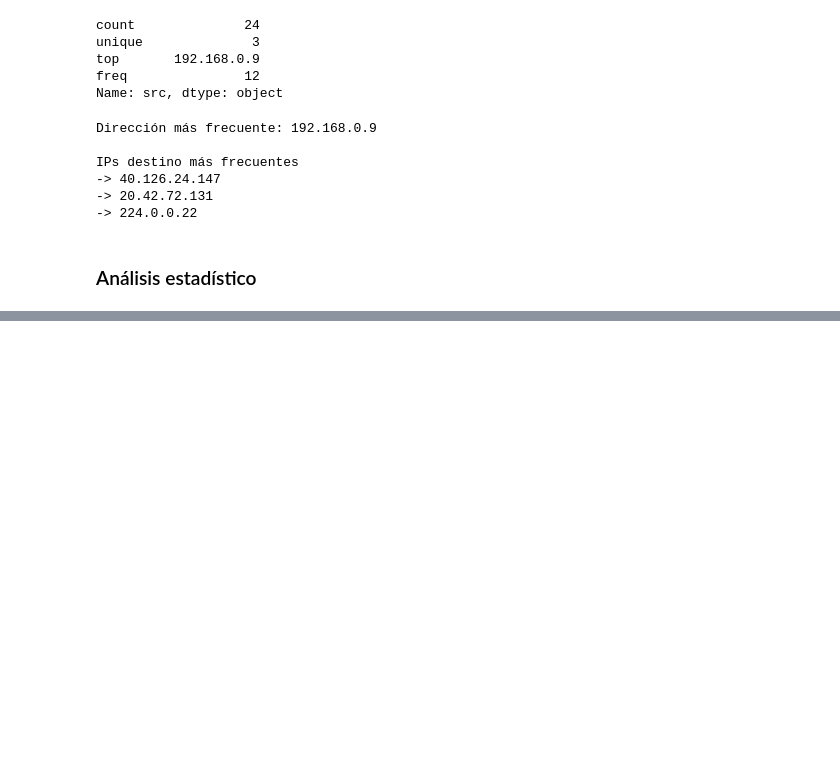
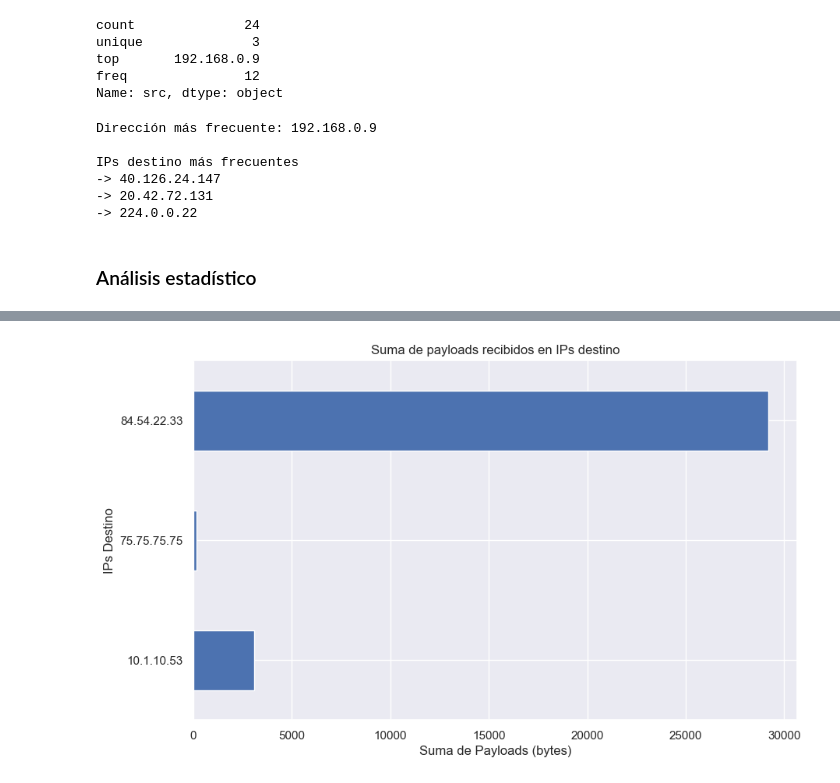
Before and after one commit to ChristopherG19/UVG_SDS_Lab6, a Jupyter notebook: Laboratorio#6.ipynb, the cells around one changed output, grey strips where cells are left out. Saved outputs shown, nothing was run; the diff lists cells and outputs as text; code cells hidden in the pictures; blank space fills up the shorter version.

```diff
--- a/Laboratorio#6.ipynb
+++ b/Laboratorio#6.ipynb
@@ -237,0 +358,10 @@ IPs destino más frecuentes
+# %%
+# Gráfica b. Suma de payloads recibidos en IPs destino
+plt.figure(figsize=(10, 6))
+df.groupby('dst')['len'].sum().plot(kind='barh')
+plt.title('Suma de payloads recibidos en IPs destino')
+plt.xlabel('Suma de Payloads (bytes)')
+plt.ylabel('IPs Destino')
+plt.show()
+# %% [output]
+[figure, added]
```
Also changed, not shown: parts of 15 cells of this notebook.
